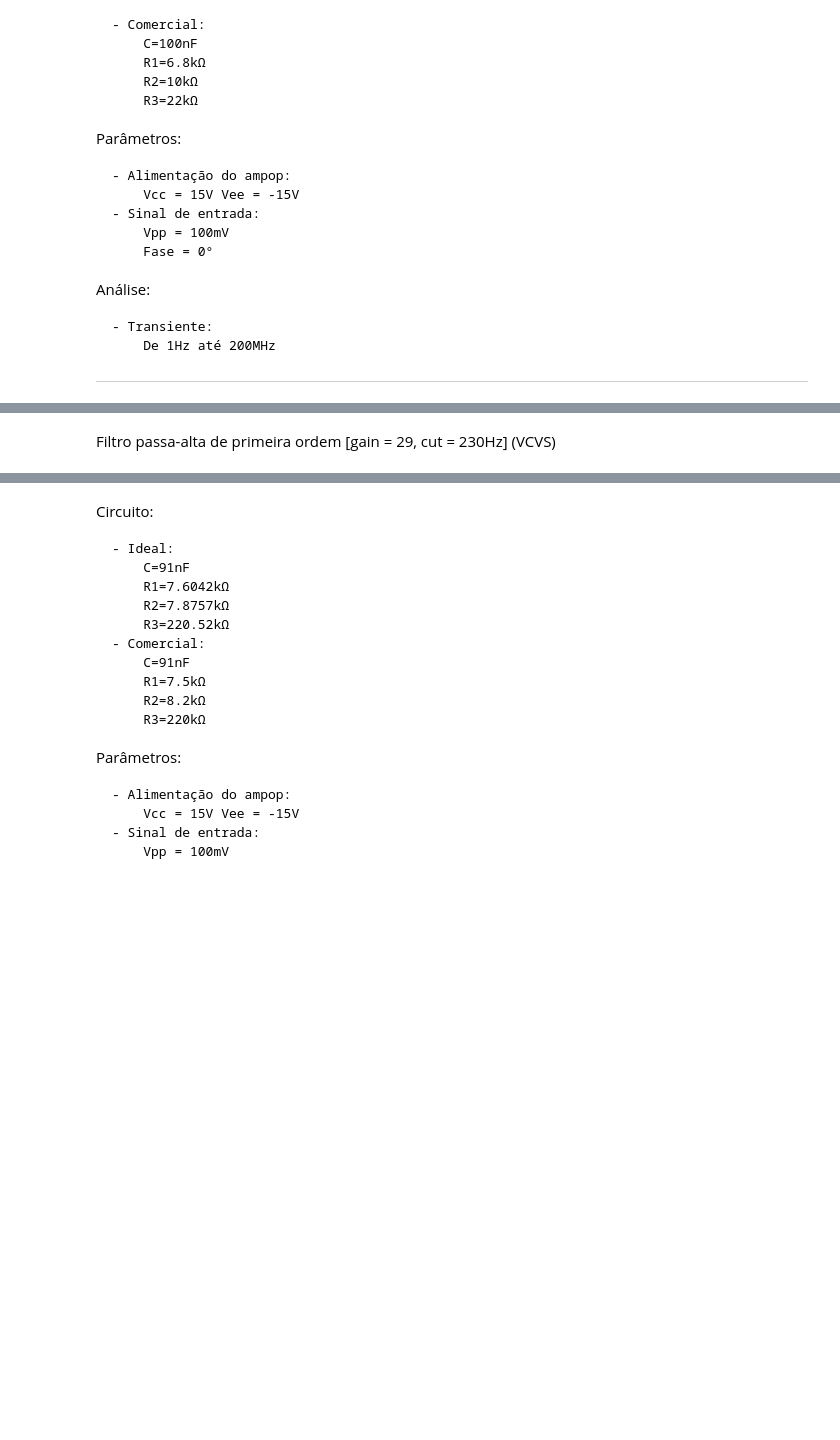
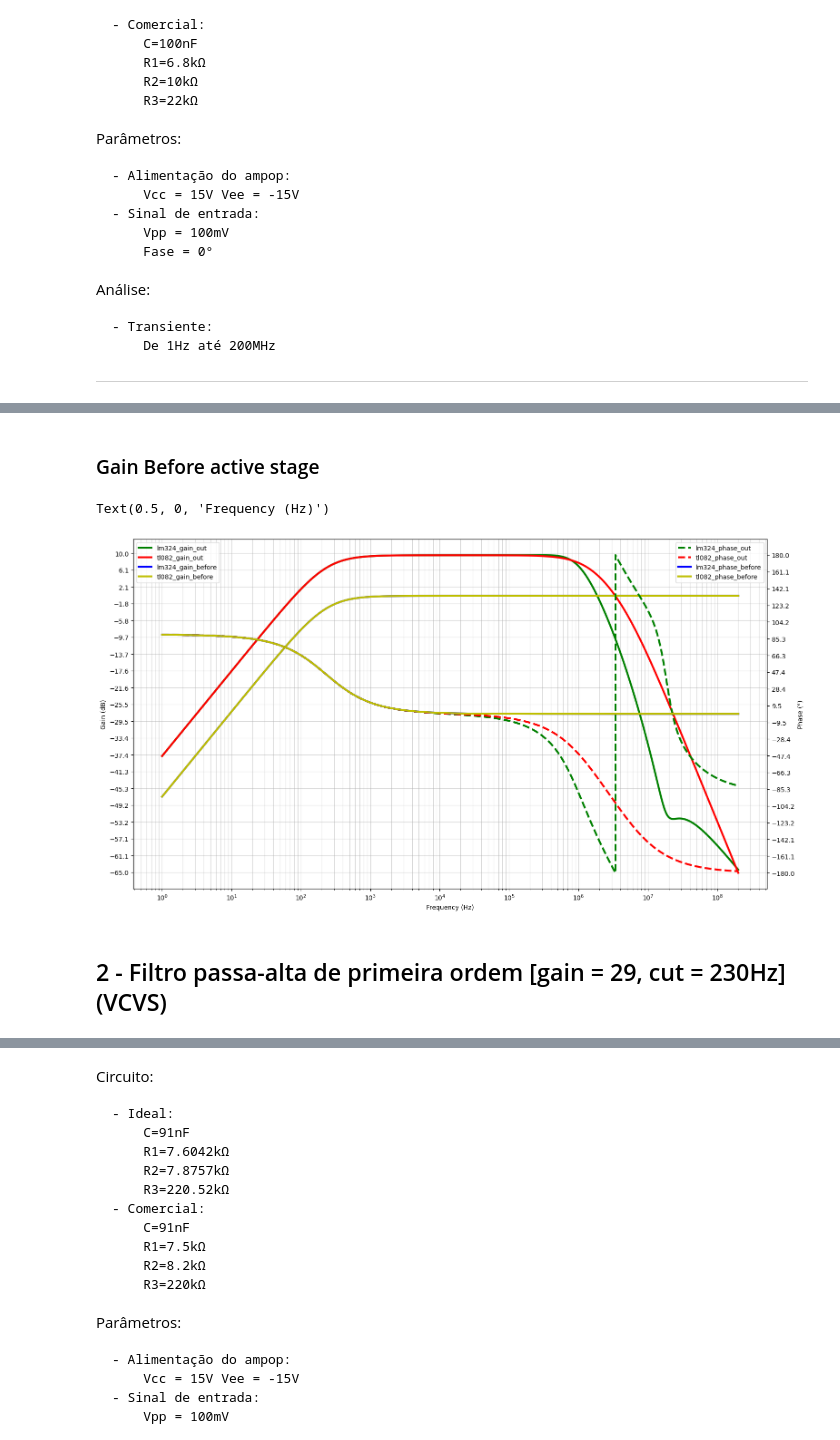
Before and after one commit to JoaoMario109/eletronica-3, a Jupyter notebook: atividade-1/analise1.ipynb, the cells around one changed output, grey strips where cells are left out. Saved outputs shown, nothing was run; the diff lists cells and outputs as text; code cells hidden in the pictures; blank space fills up the shorter version.

```diff
--- a/atividade-1/analise1.ipynb
+++ b/atividade-1/analise1.ipynb
@@ -824,5 +913,53 @@ Text(0.5, 0, 'Frequency (Hz)')
+# %% [markdown]
+### Gain Before active stage
+# %%
+doc = pd.DataFrame(pd.read_csv("./analises/1/1.txt", index_col = "frequency"))
+
+fig, ax = plt.subplots(figsize = (18, 10))
+
+# plot gain
+doc.plot(
+	ax = ax,
+	y = ["lm324_gain_out", "tl082_gain_out", "lm324_gain_before", "tl082_gain_before"],
+	color = ["g", "r", "b", "y"],
+	lw = 3.0,
+)
+
+# plot phases
+ax2 = ax.twinx()
+
+doc.plot(
+	ax = ax2,
+	y = ["lm324_phase_out", "tl082_phase_out", "lm324_phase_before", "tl082_phase_before"],
+	style = ["--", "--"],
+	color = ["g", "r", "b", "y"],
+	lw = 3.0
+)
+
+# general ax configuration
+ax.legend(loc="upper left")
+ax.grid(visible = True, which = "both", axis = "both", alpha = 0.5)
+ax.set_ylabel("Gain (dB)")
+ax.set_yticks(np.round(np.linspace(-65, 10, 20), 1))
+
+ax2.legend()
+ax2.set_ylabel("Phase (°)")
+ax2.set_yticks(np.round(np.linspace(-180, 180, 20), 1))
+
+# configure X axis
+ax.set_xscale('log', base = 10)
+ax.xaxis.set_major_locator(LogLocator(base = 10.0, numticks = 15))
+ax.xaxis.set_minor_locator(
+	LogLocator(
+		base = 10.0, subs = np.arange(0.1, 1.0, 0.1), numticks = 150
+	)
+)
+ax.set_xlabel("Frequency (Hz)")
+# %% [output]
+Text(0.5, 0, 'Frequency (Hz)')
+[figure, added]
 # %% [markdown]
-Filtro passa-alta de primeira ordem [gain = 29, cut = 230Hz] (VCVS)
+## 2 - Filtro passa-alta de primeira ordem [gain = 29, cut = 230Hz] (VCVS)
 # %% [markdown]
 <img src="./analises/2/2.png"/>
 <hr/>
```
Also changed, not shown: parts of 23 cells of this notebook, 4 other files.
